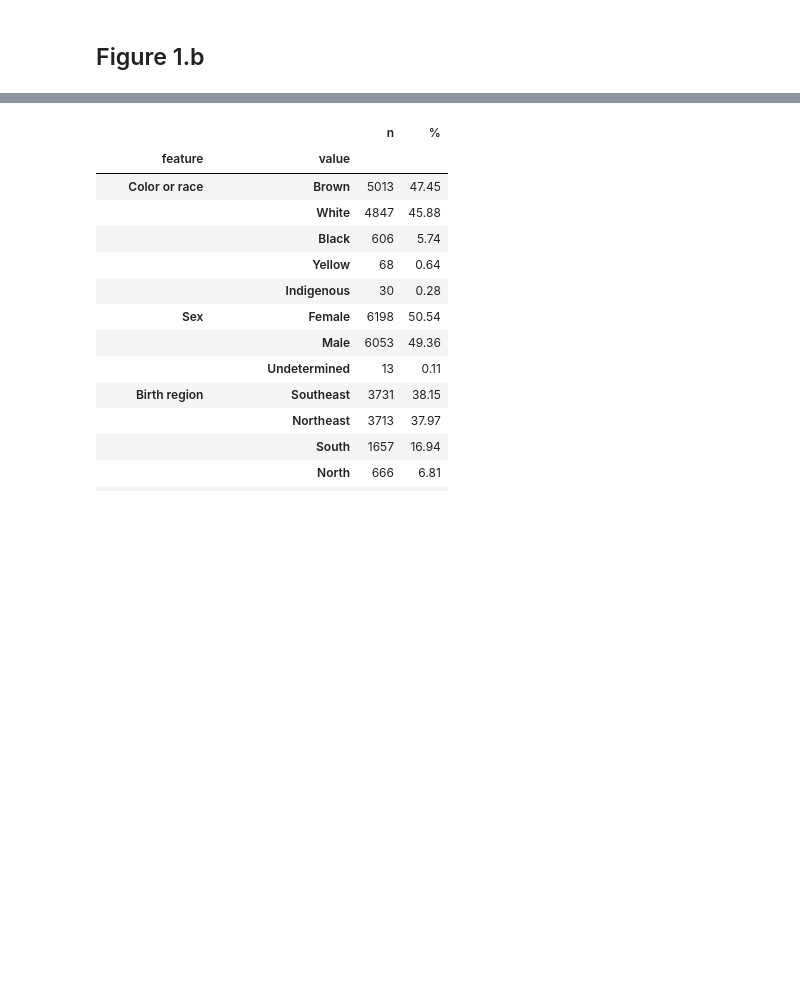
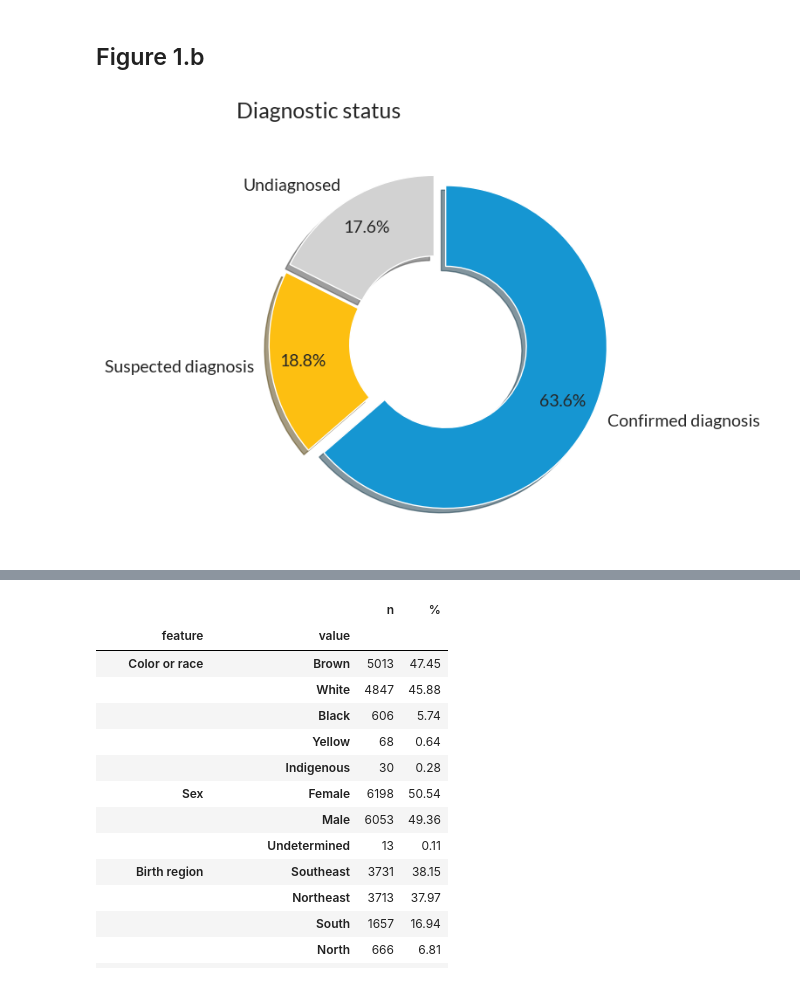
Before and after one commit to RARAS-BR/retrospective_manuscript, a Jupyter notebook: descriptive_analysis.ipynb, the cells around one changed output, grey strips where cells are left out. Saved outputs shown, nothing was run; the diff lists cells and outputs as text; code cells hidden in the pictures; blank space fills up the shorter version.

```diff
--- a/descriptive_analysis.ipynb
+++ b/descriptive_analysis.ipynb
@@ -309,2 +384,96 @@ Histogram of Age and Sex Distribution of Participants (n=12,502) and (b) diagnos
 # %% [markdown]
 ## Figure 1.b
+# %%
+# Pie plot for diagnostic status and type of diagnostic
+
+# Create plot data
+plot_data = (
+    diag_df
+    ['diagnostic_status']
+    .value_counts()
+    .reset_index()
+    .rename(columns={'index': 'Diagnostic status', 'diagnostic_status': 'N'})
+)
+
+# Create pie plot
+plt.figure(figsize=(8, 6))
+plt.pie(
+    plot_data['N'],
+    labels=plot_data['Diagnostic status'],
+    autopct='%1.1f%%',
+    colors=['#1696d2', '#fdbf11', '#d2d2d2'],
+    wedgeprops=dict(width=.5, edgecolor='w'),
+    textprops=dict(fontsize=14),
+    pctdistance=.8,
+    startangle=90,
+    explode=[.05, .05, .05],
+    shadow=True,
+    counterclock=False,
+)
+plt.title('Diagnostic status', fontsize=18, pad=20, loc='left')
+# Save image
+plt.savefig('assets/plots/figure_1b_diagnostic_status.png', dpi=300, bbox_inches='tight')
+plt.show()
+
+# Create plot data
+
+def _match_diag_type(x):
+    if 'Clinical' in x:
+        return 'Clinical'
+    elif 'Etiologic' in x:
+        return 'Etiologic'
+    else:
+        return None
+
+plot_data = (
+diag_df[confirmed_diag_mask]['diagnostic_type']
+# Match only if Clinical or Etiologic is in the string
+.dropna().apply(_match_diag_type)
+.value_counts()
+.reset_index()
+.rename(columns={'index': 'Diagnostic type', 'diagnostic_type': 'N'})
+)
+
+# Create pie plot
+plt.figure(figsize=(8, 6))
+plt.pie(
+    plot_data['N'],
+    labels=plot_data['Diagnostic type'],
+    autopct='%1.1f%%',
+    colors=['#1696d2', '#fdbf11'],
+    textprops=dict(fontsize=14),
+    pctdistance=.8,
+    explode=[.01, .01],
+    startangle=160,
+    counterclock=False,
+)
+# Annotation data
+_mask = diag_df['diagnostic_type'].str.contains('Etiologic').fillna(False)
+annot_data = (
+    diag_df[_mask & confirmed_diag_mask]['diagnostic_type']
+    .value_counts(total=True, ascending=False)
+    .reset_index()
+    .assign(annot=lambda x: x['index'].str.split(' ').str[0]
+            + ' ' + x['%'].round(2).astype(str) + '%')
+    ['annot'].head(4).to_string(index=False)
+)
+# Add annotation on side of Etiologic slice
+plt.annotate(
+    annot_data,
+    xy=(1, 0.5),
+    xytext=(1.4, -.4),
+    xycoords='data',
+    textcoords='data',
+    ha='center',
+    va='center',
+    fontsize=12,
+    color='black',
+
+)
+
+plt.title('Diagnostic type', fontsize=18, pad=20, loc='left')
+# Save image
+plt.savefig('assets/plots/figure_1b_diagnostic_type.png', dpi=300, bbox_inches='tight')
+plt.show()
+# %% [output]
+[figure, added]
```
Also changed, not shown: parts of 13 cells of this notebook.
